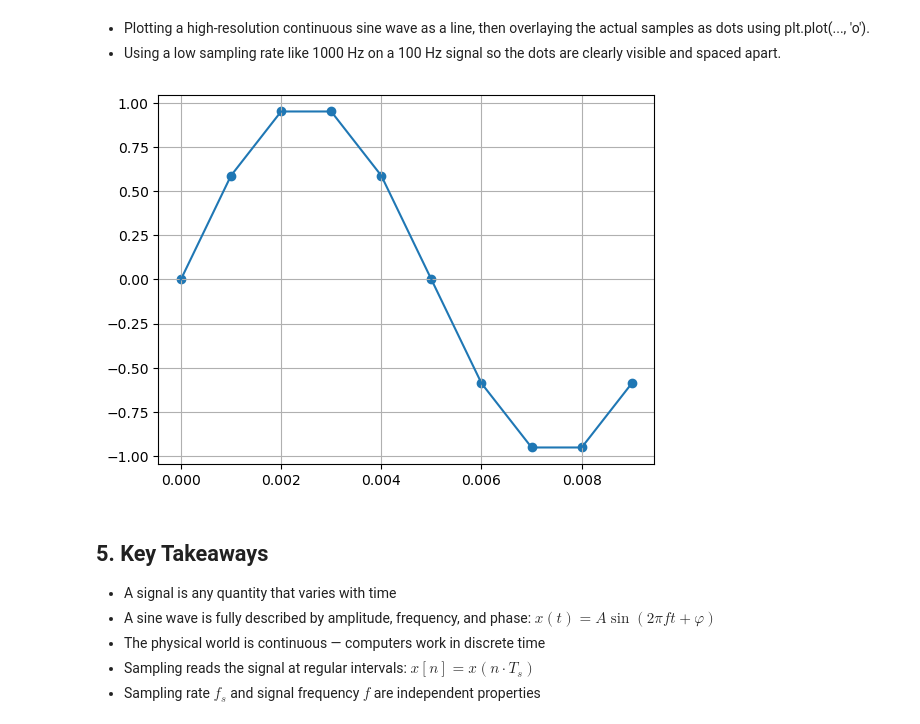
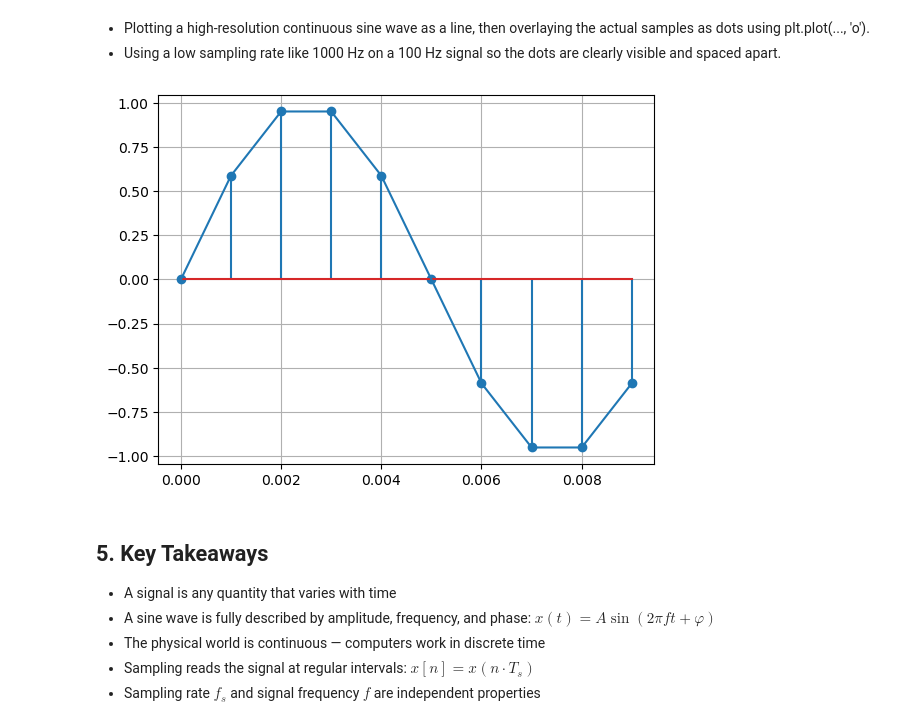
Before and after one commit to MohammedGayaz/Rf-Lab, a Jupyter notebook: notebooks/sine wave.ipynb, the cells around one changed output. Saved outputs shown, nothing was run; the diff lists cells and outputs as text; code cells hidden in the pictures.

```diff
--- a/notebooks/sine wave.ipynb
+++ b/notebooks/sine wave.ipynb
@@ -165,17 +165,13 @@ $$\text{samples per cycle} = \frac{f_s}{f} = \frac{8000}{1000} = 8$$
 - Plotting a high-resolution continuous sine wave as a line, then overlaying the actual samples as dots using plt.plot(..., 'o').
 - Using a low sampling rate like 1000 Hz on a 100 Hz signal so the dots are clearly visible and spaced apart.
 # %%
-sg1 = SignalGenerator(fs=1000)
-plt.scatter(t, sine)
-plt.show()
-
 t, sine = sg1.sine(frequency=100, duration=0.01)
-plt.scatter(t, sine)
+plt.stem(t, sine)
 plt.plot(t, sine)
 plt.grid()
 plt.show()
 # %% [output]
-[figure, old version]
+[figure, new version]
 # %% [markdown]
 ## 5. Key Takeaways
 
```
Also changed, not shown: 1 other file.
